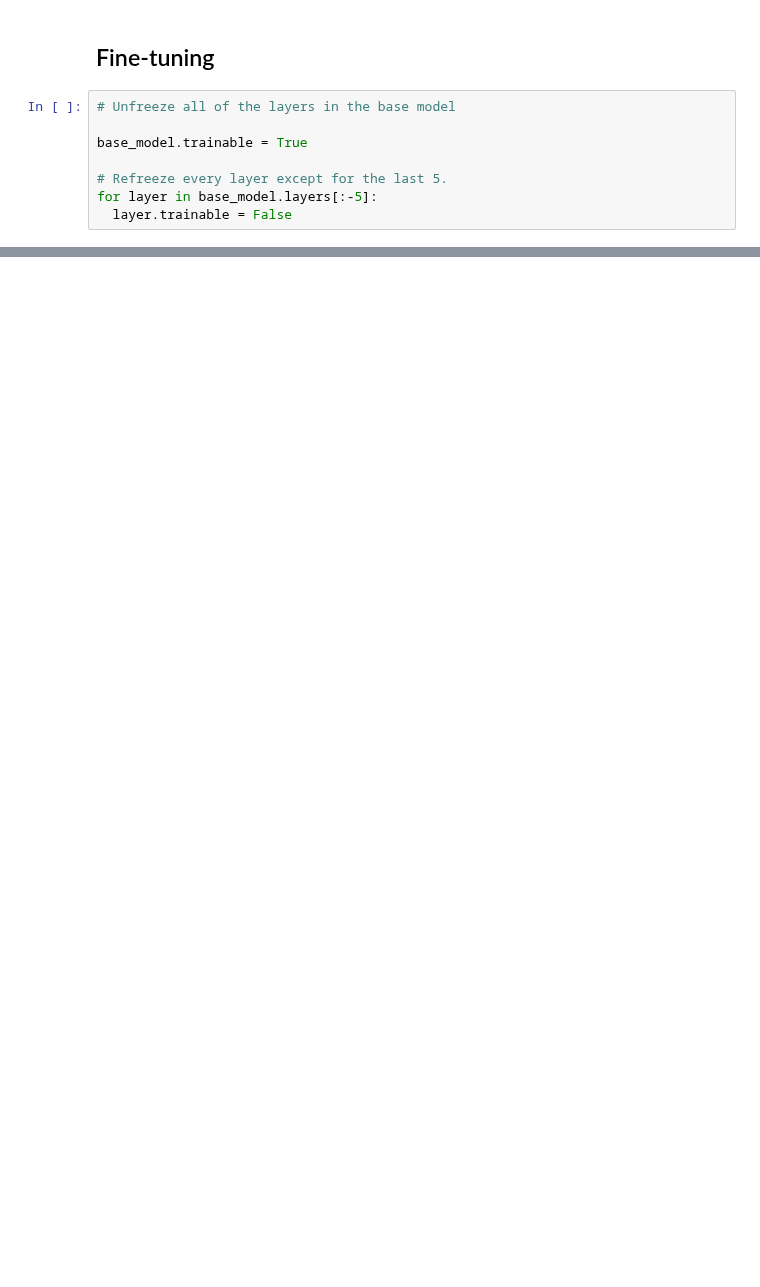
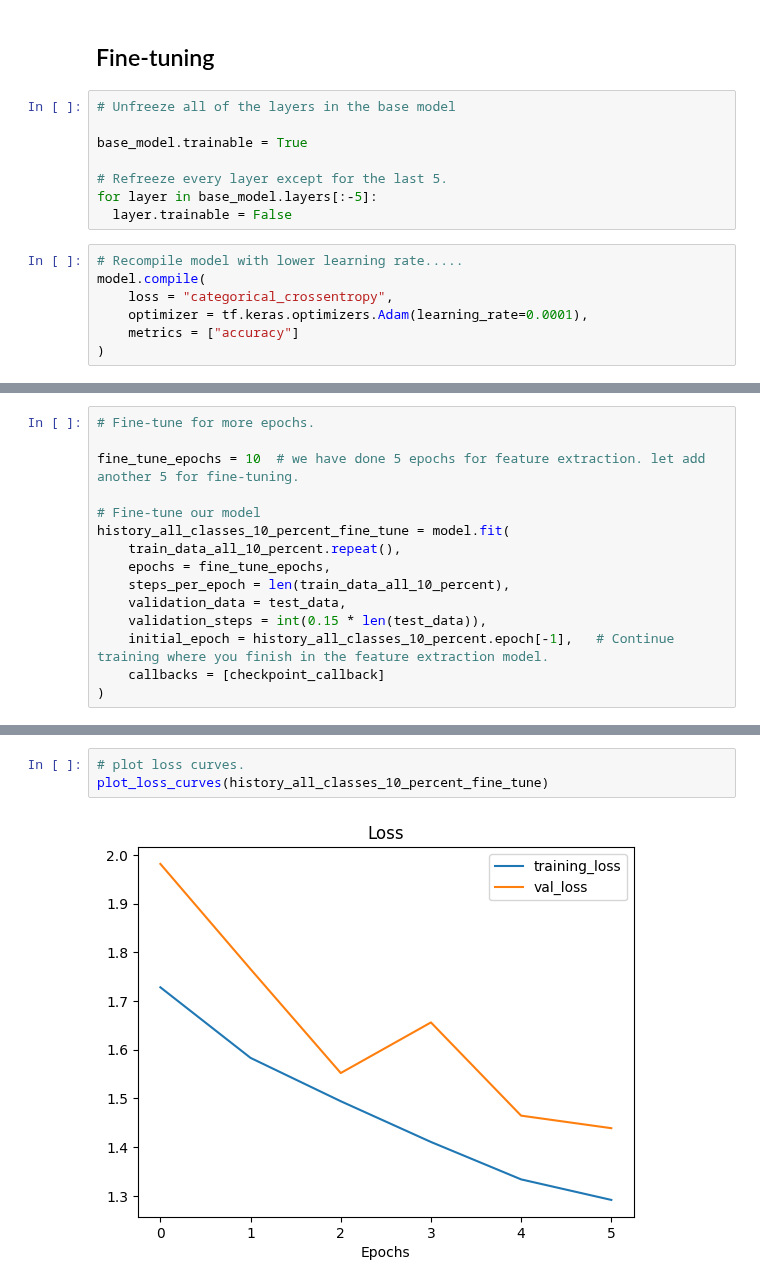
Before and after one commit to LivingstonTardzenyuy/Deep-Learning-with-TensorFlow, a Jupyter notebook: 06_transfer_learning_in_tensorflow_part_3_scaling_up.ipynb, the cells around one changed output, grey strips where cells are left out. Cells and saved outputs as stored; diff of their text form; blank space fills up the shorter version.

Commit message:
evaluating the performance of our model.

```diff
--- a/06_transfer_learning_in_tensorflow_part_3_scaling_up.ipynb
+++ b/06_transfer_learning_in_tensorflow_part_3_scaling_up.ipynb
@@ -244,3 +244,10 @@ base_model.trainable = True
 # Refreeze every layer except for the last 5.
 for layer in base_model.layers[:-5]:
   layer.trainable = False
+# %%
+# Recompile model with lower learning rate.....
+model.compile(
+    loss = "categorical_crossentropy",
+    optimizer = tf.keras.optimizers.Adam(learning_rate=0.0001),
+    metrics = ["accuracy"]
+)
@@ -246,0 +285,15 @@ for layer in base_model.layers[:-5]:
+# %%
+# Fine-tune for more epochs.
+
+fine_tune_epochs = 10  # we have done 5 epochs for feature extraction. let add another 5 for fine-tuning.
+
+# Fine-tune our model
+history_all_classes_10_percent_fine_tune = model.fit(
+    train_data_all_10_percent.repeat(),
+    epochs = fine_tune_epochs,
+    steps_per_epoch = len(train_data_all_10_percent),
+    validation_data = test_data,
+    validation_steps = int(0.15 * len(test_data)),
+    initial_epoch = history_all_classes_10_percent.epoch[-1],   # Continue training where you finish in the feature extraction model.
+    callbacks = [checkpoint_callback]
+)
@@ -246,0 +320,5 @@ for layer in base_model.layers[:-5]:
+# %%
+# plot loss curves.
+plot_loss_curves(history_all_classes_10_percent_fine_tune)
+# %% [output]
+[figure, added]
```
Also changed, not shown: parts of 18 cells of this notebook.
